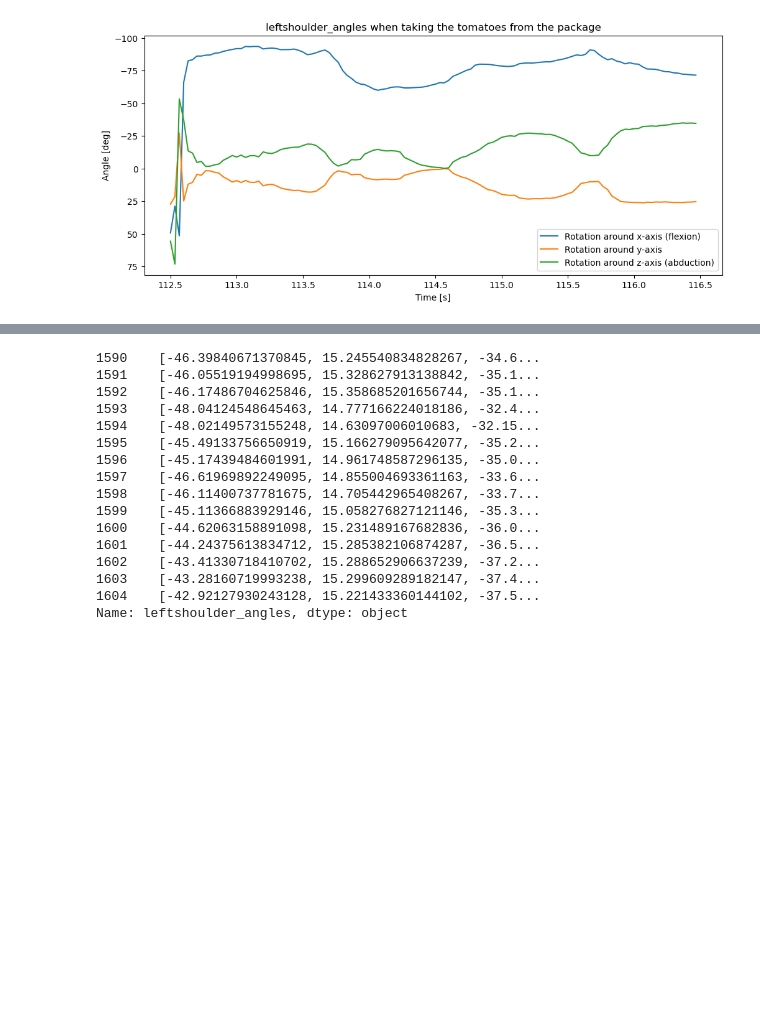
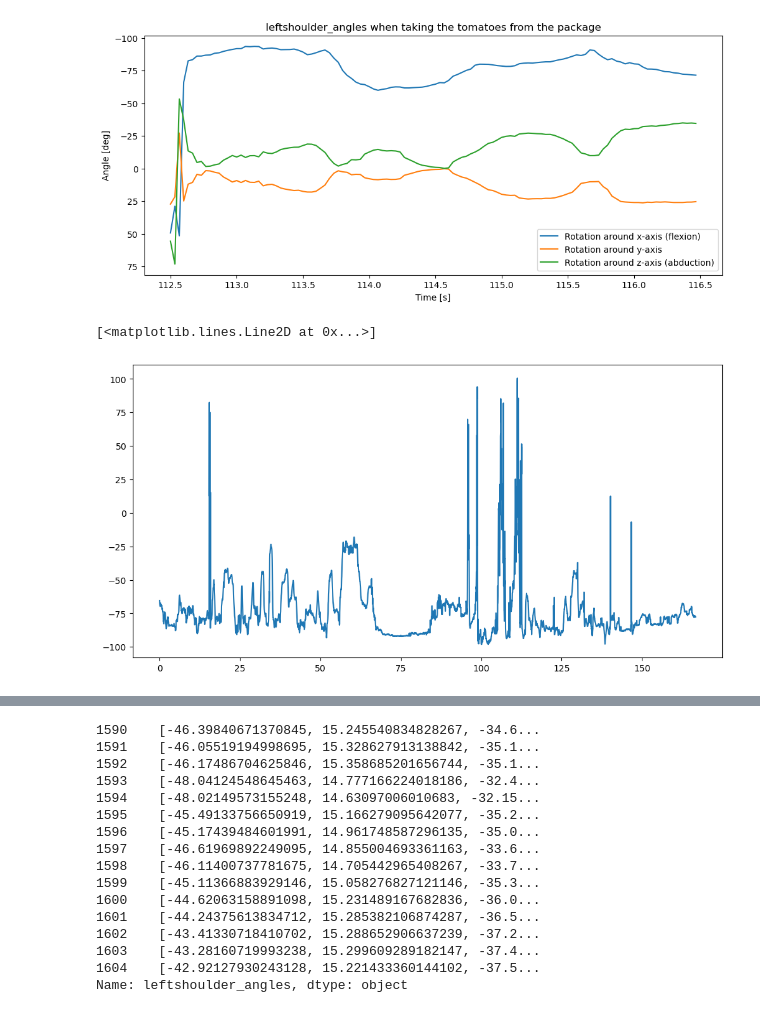
Before and after one commit to FranklinLeong/dexterity_assessment_CL, a Jupyter notebook: src/exploratory.ipynb, the cells around one changed output, grey strips where cells are left out. Cells and saved outputs as stored; diff of their text form; code cells hidden in the pictures; blank space fills up the shorter version.

```diff
--- a/src/exploratory.ipynb
+++ b/src/exploratory.ipynb
@@ -328,6 +328,14 @@ Name: leftshoulder_angles, dtype: object
 plot_angles(df, 112.5, 116.5, 'leftshoulder_angles', event = 'taking the tomatoes from the package')
 # %% [output]
 [figure]
+# %%
+df['leftshoulder_flexion'] = [angle[0] for angle in df['leftshoulder_angles']]
+# %%
+plt.figure(figsize=(12,6))
+plt.plot(df['time'], df['leftshoulder_flexion'])
+# %% [output]
+[<matplotlib.lines.Line2D at 0x...>]
+[figure, added]
 # %% [markdown]
 #### 2.2 Shoulder ab/adduction
 In coronal plan
```
Also changed, not shown: parts of 2 cells of this notebook.
